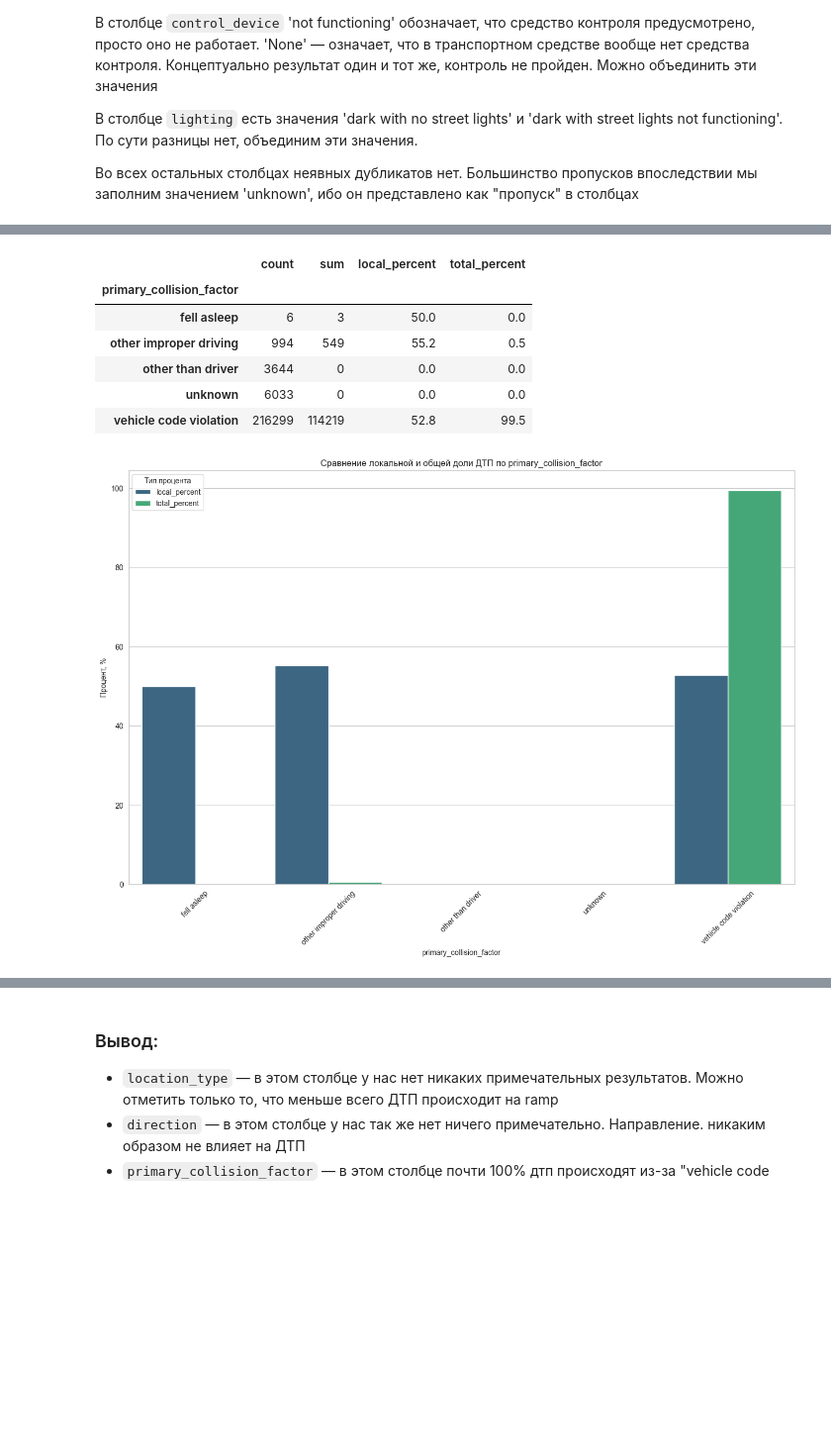
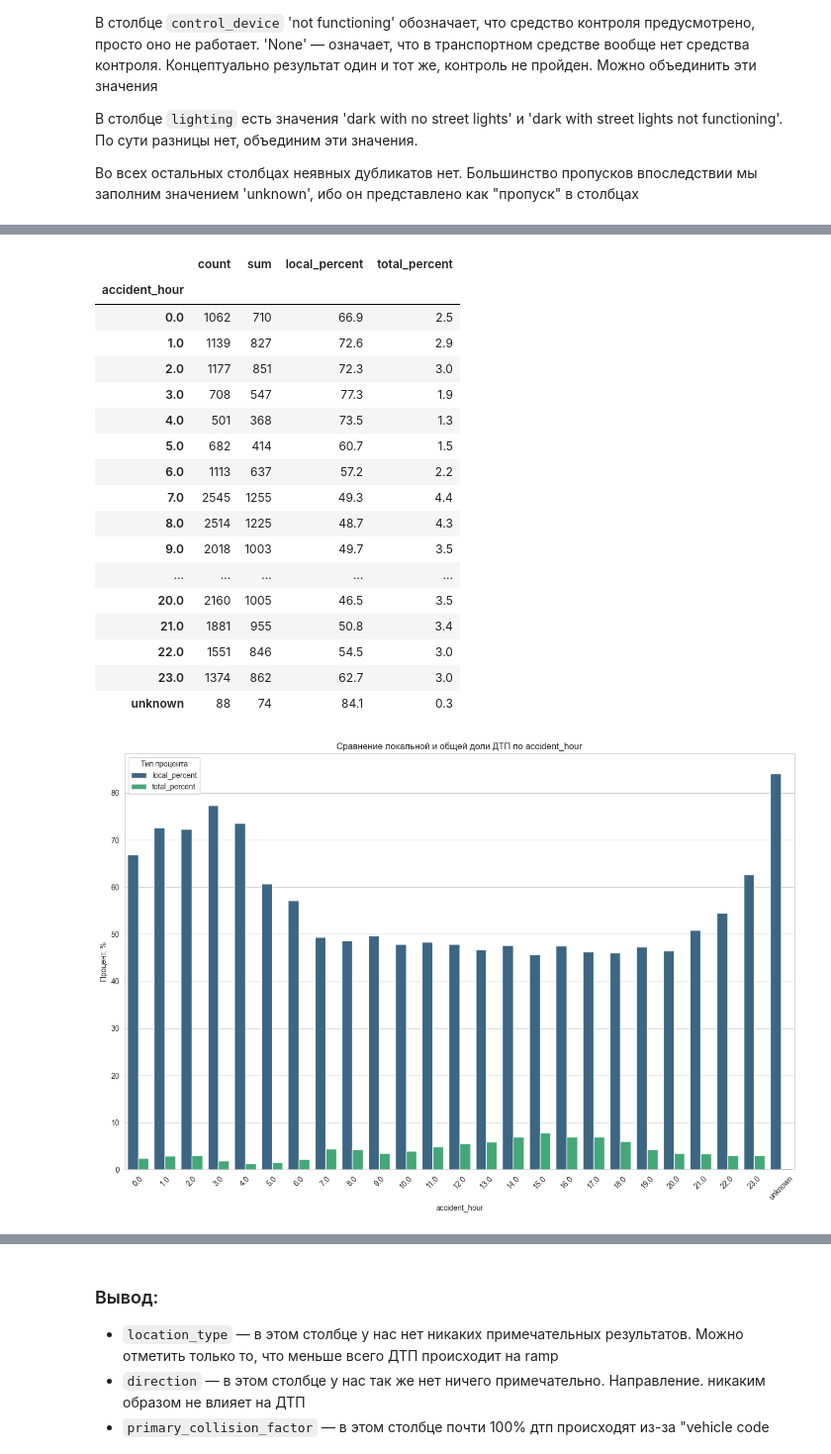
Before and after one commit to Moncervers/car_accident_prediction, a Jupyter notebook: project_notebook.ipynb, the cells around one changed output, grey strips where cells are left out. Shown at 99% size. Saved outputs shown, nothing was run; the diff lists cells and outputs as text; code cells hidden in the pictures; blank space fills up the shorter version.

Commit message:
[FIX]. Rewritten query. Started rewriting conclusions

```diff
--- a/project_notebook.ipynb
+++ b/project_notebook.ipynb
@@ -388,8 +433,8 @@ pd.read_sql_query(query, engine)
 Мы видим, что минимальный возраст автомобиля составляет 0 лет, а максимальный — 161 год. Скорее всего это какой-то раритетный автомобиль, либо же ошибка в данных. Средний же возраст составляет 5 лет. Новым автомобилем будем считать автомобиль до 4 лет, средним — от 4 до 10 лет, старым — более 10 лет.
 # %%
 # Выводим количество ДТП по типу возраста автомобиля
-with open('queries/task_6.2.sql', 'r') as file:
-    query = file.read()
+with open('queries/task_6.2.sql') as f:
+    query = f.read()
 
 pd.read_sql_query(query, engine)
 # %% [output]
@@ -479,8 +523,7 @@ del (
 - `at_fault`
 # %%
-# Пишем запрос с условиями
-with open('queries/load_df.sql', 'r') as file:
-    query = file.read()
+with open('queries/load_df.sql') as f:
+    query = f.read()
 
 # Сохраняем запрос в датафрейм
 df = pd.read_sql_query(query, engine)
@@ -846,23 +876,18 @@ location_type : [None 'intersection' 'highway' 'ramp']
 Пропуски в числовых столбцах мы заполним медианой
 # %%
 # Заполняем пропуски на unknown
-df['pcf_violation_category'] = df['pcf_violation_category'].fillna('unknown')
 df['location_type'] = df['location_type'].fillna('unknown')
 df['road_surface'] = df['road_surface'].fillna('unknown')
 df['cellphone_in_use'] = df['cellphone_in_use'].fillna('unknown')
 df['weather_1'] = df['weather_1'].fillna('unknown')
-df['primary_collision_factor'] = df['primary_collision_factor'].fillna('unknown')
 df['road_condition_1'] = df['road_condition_1'].fillna('unknown')
 df['lighting'] = df['lighting'].fillna('unknown')
 df['direction'] = df['direction'].fillna('unknown')
-
-# Заполняем и обрабатываем party_drug_physical
-df['party_drug_physical'] = df['party_drug_physical'].fillna('unknown')
-df['party_drug_physical'] = df['party_drug_physical'].replace('G', 'unknown')
+df['accident_day'] = df['accident_day'].fillna('unknown')
+df['accident_hour'] = df['accident_hour'].fillna('unknown')
 
 # Заполняем пропуски в оставшихся столбцах
 df['control_device'] = df['control_device'].fillna('none')
-df['party_sobriety'] = df['party_sobriety'].fillna('not applicable')
 
 # Заполняем пропуски в числовых столбцах
 df['vehicle_age'] = df['vehicle_age'].fillna(df['vehicle_age'].median())
@@ -898,6 +921,8 @@ df['distance'] = df['distance'].astype('int64')
 df['insurance_premium'] = df['insurance_premium'].astype('int16')
 df['at_fault'] = df['at_fault'].astype('int8')
 
+df['accident_day'] = df['accident_day'].astype(int).astype(str)
+
 # Проверяем, корректно ли все перевелось
 df.info()
 # %% [output]
@@ -1004,14 +1040,25 @@ draw_pivot('direction')
 # %%
 # Рисуем данные для причины ДТП
-draw_pivot('primary_collision_factor')
+draw_pivot('accident_hour')
 # %% [output]
 |  | count | sum | local_percent | total_percent |
-| primary_collision_factor |  |  |  |  |
-| fell asleep | 6 | 3 | 50.0 | 0.0 |
-| other improper driving | 994 | 549 | 55.2 | 0.5 |
-| other than driver | 3644 | 0 | 0.0 | 0.0 |
-| unknown | 6033 | 0 | 0.0 | 0.0 |
-| vehicle code violation | 216299 | 114219 | 52.8 | 99.5 |
+| accident_hour |  |  |  |  |
+| 0.0 | 1062 | 710 | 66.9 | 2.5 |
+| 1.0 | 1139 | 827 | 72.6 | 2.9 |
+| 2.0 | 1177 | 851 | 72.3 | 3.0 |
+| 3.0 | 708 | 547 | 77.3 | 1.9 |
+| 4.0 | 501 | 368 | 73.5 | 1.3 |
+| 5.0 | 682 | 414 | 60.7 | 1.5 |
+| 6.0 | 1113 | 637 | 57.2 | 2.2 |
+| 7.0 | 2545 | 1255 | 49.3 | 4.4 |
+| 8.0 | 2514 | 1225 | 48.7 | 4.3 |
+| 9.0 | 2018 | 1003 | 49.7 | 3.5 |
+| ... | ... | ... | ... | ... |
+| 20.0 | 2160 | 1005 | 46.5 | 3.5 |
+| 21.0 | 1881 | 955 | 50.8 | 3.4 |
+| 22.0 | 1551 | 846 | 54.5 | 3.0 |
+| 23.0 | 1374 | 862 | 62.7 | 3.0 |
+| unknown | 88 | 74 | 84.1 | 0.3 |
-[figure, old version]
+[figure, new version]
 # %%
 # Рисуем данные для категории нарушения
```
Also changed, not shown: parts of 97 cells of this notebook.
